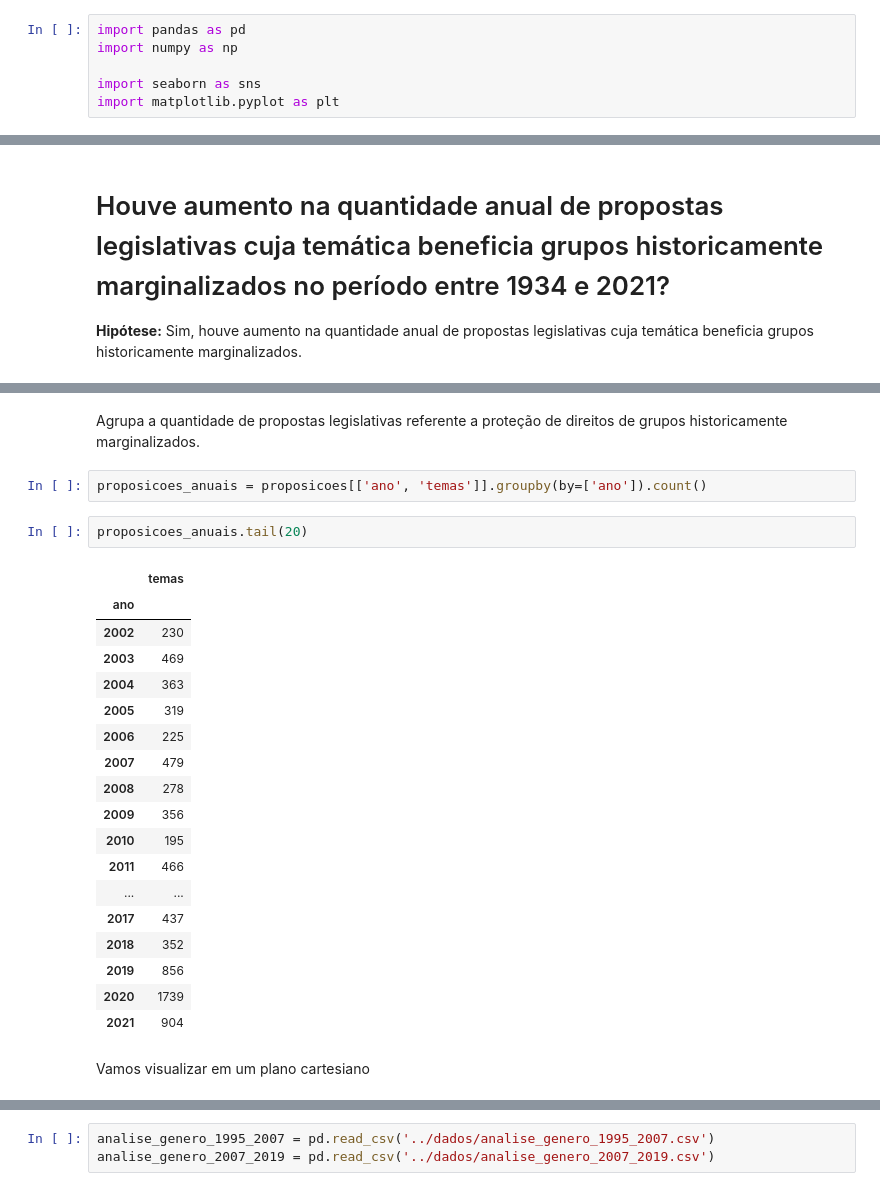
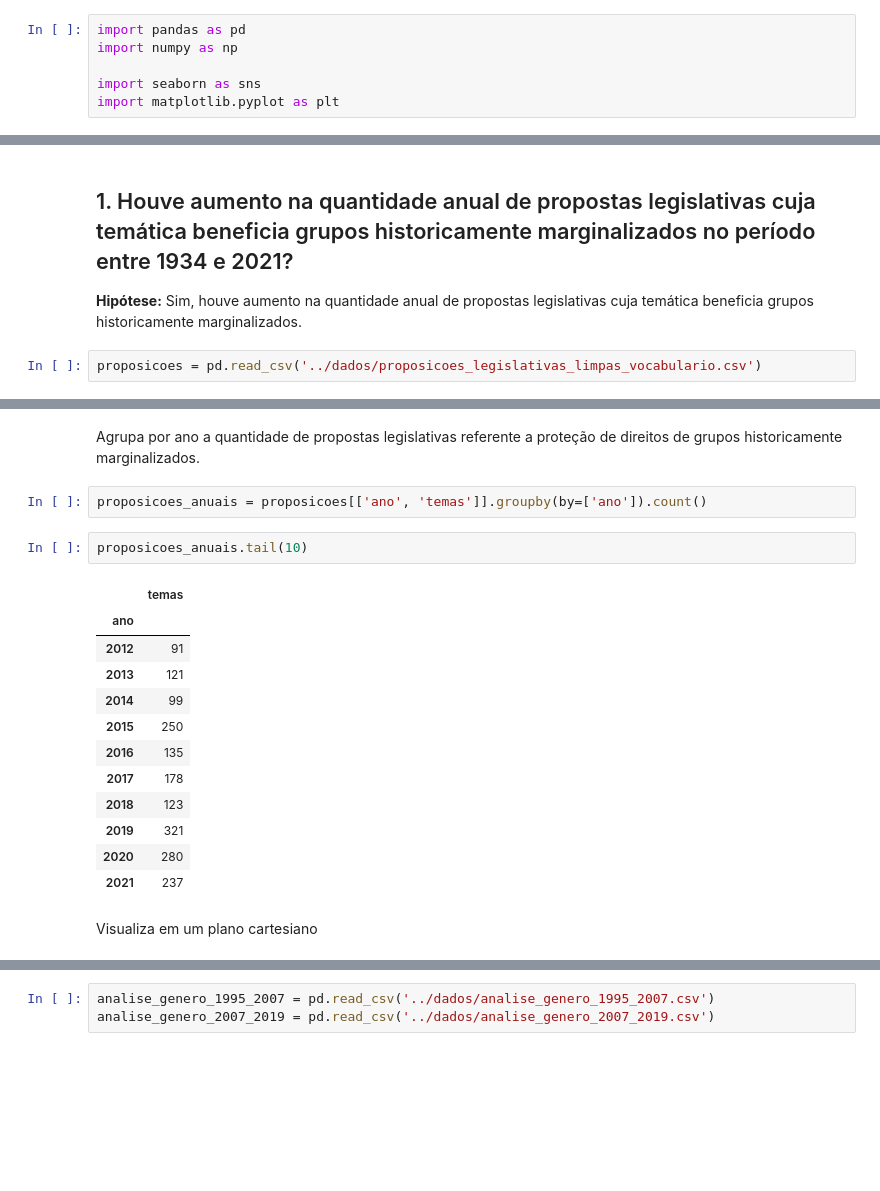
Before and after one commit to cecivieira/cotas-genero-eleicoes-e-proposicoes-legislativas, a Jupyter notebook: analise-dados/analise-proposicoes.ipynb, the cells around one changed output, grey strips where cells are left out. Cells and saved outputs as stored; diff of their text form; blank space fills up the shorter version.

```diff
--- a/analise-dados/analise-proposicoes.ipynb
+++ b/analise-dados/analise-proposicoes.ipynb
@@ -9,6 +14,8 @@ proposicoes = pd.read_csv('../dados/proposicoes_legislativas_limpas_vocabulario.
 # %% [markdown]
-# Houve aumento na quantidade anual de propostas legislativas cuja temática beneficia grupos historicamente marginalizados no período entre 1934 e 2021?
+## 1. Houve aumento na quantidade anual de propostas legislativas cuja temática beneficia grupos historicamente marginalizados no período entre 1934 e 2021?
 **Hipótese:** Sim, houve aumento na quantidade anual de propostas legislativas cuja temática beneficia grupos historicamente marginalizados.
+# %%
+proposicoes = pd.read_csv('../dados/proposicoes_legislativas_limpas_vocabulario.csv')
 # %%
 proposicoes.head()
 # %% [output]
@@ -19,32 +26,26 @@ proposicoes.head()
 | 3 | 168303 | PDC | 1965 | 135 | Projeto de Decreto Legislativo | MANTÉM ATO DO TRIBUNAL DE CONTAS ... | NaN | manutenção,ato,tribunal,contas,un... | NaN |
 | 4 | 168307 | PDC | 1965 | 135 | Projeto de Decreto Legislativo | MANTEM O ATO DO TRIBUNAL DE CONTA... | NaN | manutenção,ato,tribunal,contas,un... | NaN |
 # %% [markdown]
-Agrupa a quantidade de propostas legislativas referente a proteção de direitos de grupos historicamente marginalizados.
+Agrupa por ano a quantidade de propostas legislativas referente a proteção de direitos de grupos historicamente marginalizados.
 # %%
 proposicoes_anuais = proposicoes[['ano', 'temas']].groupby(by=['ano']).count()
 # %%
-proposicoes_anuais.tail(20)
+proposicoes_anuais.tail(10)
 # %% [output]
 |  | temas |
 | ano |  |
-| 2002 | 230 |
-| 2003 | 469 |
-| 2004 | 363 |
-| 2005 | 319 |
-| 2006 | 225 |
-| 2007 | 479 |
-| 2008 | 278 |
-| 2009 | 356 |
-| 2010 | 195 |
-| 2011 | 466 |
-| ... | ... |
-| 2017 | 437 |
-| 2018 | 352 |
-| 2019 | 856 |
-| 2020 | 1739 |
-| 2021 | 904 |
+| 2012 | 91 |
+| 2013 | 121 |
+| 2014 | 99 |
+| 2015 | 250 |
+| 2016 | 135 |
+| 2017 | 178 |
+| 2018 | 123 |
+| 2019 | 321 |
+| 2020 | 280 |
+| 2021 | 237 |
 # %% [markdown]
-Vamos visualizar em um plano cartesiano
+Visualiza em um plano cartesiano
 # %%
 proposicoes_anuais.plot.line()
 # %% [output]
```
Also changed, not shown: parts of 17 cells of this notebook, 5 other files.
